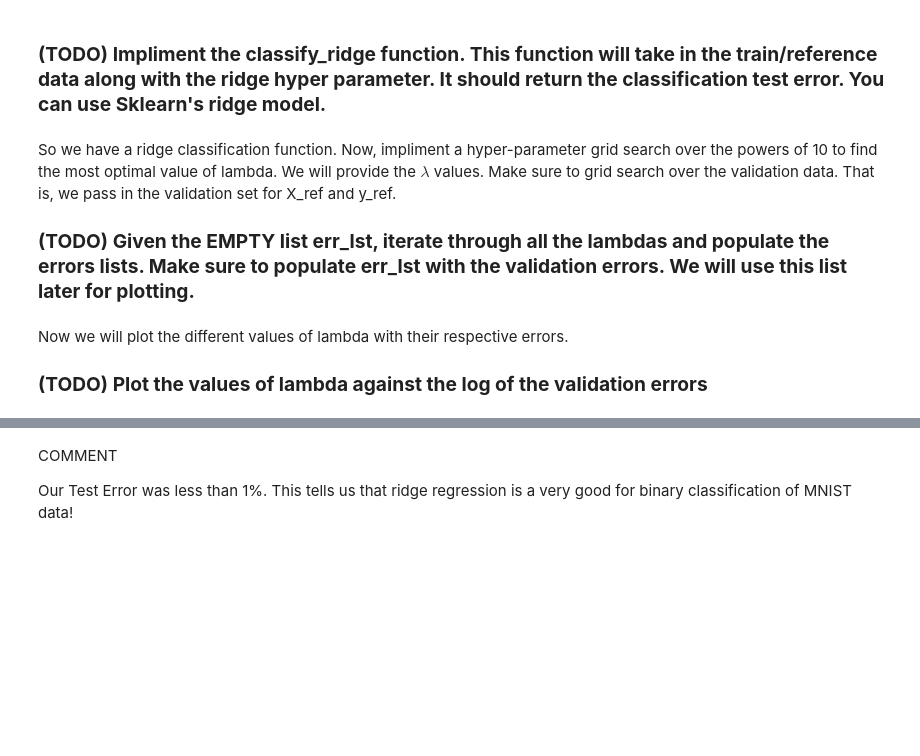
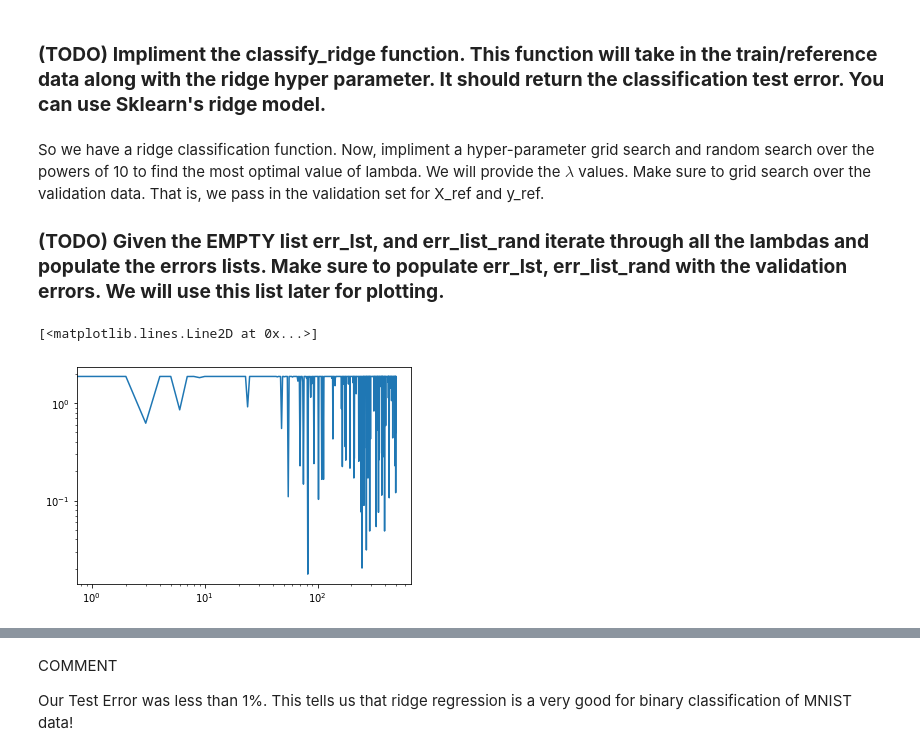
Before and after one commit to danielabrahamgit/Hyper_Parameters_Project_189, a Jupyter notebook: Coding_Assignments/Hyper_Instructor.ipynb, the cells around one changed output, grey strips where cells are left out. Cells and saved outputs as stored; diff of their text form; code cells hidden in the pictures; blank space fills up the shorter version.

Commit message:
Added MLP and Random Search

```diff
--- a/Coding_Assignments/Hyper_Instructor.ipynb
+++ b/Coding_Assignments/Hyper_Instructor.ipynb
@@ -149,10 +150,10 @@ def classify_ridge(X_train, y_train, X_ref, y_ref, lambd):
     return loss_func(y_pred, y_ref)
     #End
 # %% [markdown]
-So we have a ridge classification function. Now, impliment a hyper-parameter grid search over the powers of 10 to find the most optimal value of lambda. We will provide the $\lambda$ values. Make sure to grid search over the validation data. That is, we pass in the validation set for X_ref and y_ref.
+So we have a ridge classification function. Now, impliment a hyper-parameter grid search and random search over the powers of 10 to find the most optimal value of lambda. We will provide the $\lambda$ values. Make sure to grid search over the validation data. That is, we pass in the validation set for X_ref and y_ref.
 
 
-### **(TODO) Given the EMPTY list err_lst, iterate through all the lambdas and populate the errors lists. Make sure to populate err_lst with the validation errors. We will use this list later for plotting.**
+### **(TODO) Given the EMPTY list err_lst, and err_list_rand iterate through all the lambdas and populate the errors lists. Make sure to populate err_lst, err_list_rand with the validation errors. We will use this list later for plotting.**
 # %%
 #TODO
 err_lst  = []
@@ -162,7 +163,17 @@ for lambd in lambda_vals:
     loss = classify_ridge(X_train=train_X_bin, y_train=train_y_bin, X_ref=val_X_bin, y_ref=val_y_bin, lambd=lambd)
     err_lst.append(loss)
 #End
-# %% [markdown]
-Now we will plot the different values of lambda with their respective errors.
-
-### **(TODO) Plot the values of lambda against the log of the validation errors**
+# %%
+#TODO
+err_lst_rand = []
+lambda_vals_rand = (10 ** 12 - 10 ** -1) *  np.random.random(500) + 10 ** -1
+#Start
+for lambd in lambda_vals_rand:
+    loss = classify_ridge(X_train=train_X_bin, y_train=train_y_bin, X_ref=val_X_bin, y_ref=val_y_bin, lambd=lambd)
+    err_lst_rand.append(loss)
+#End
+# %%
+plt.loglog(err_lst_rand)
+# %% [output]
+[<matplotlib.lines.Line2D at 0x...>]
+[figure, added]
```
Also changed, not shown: parts of 31 cells of this notebook.
